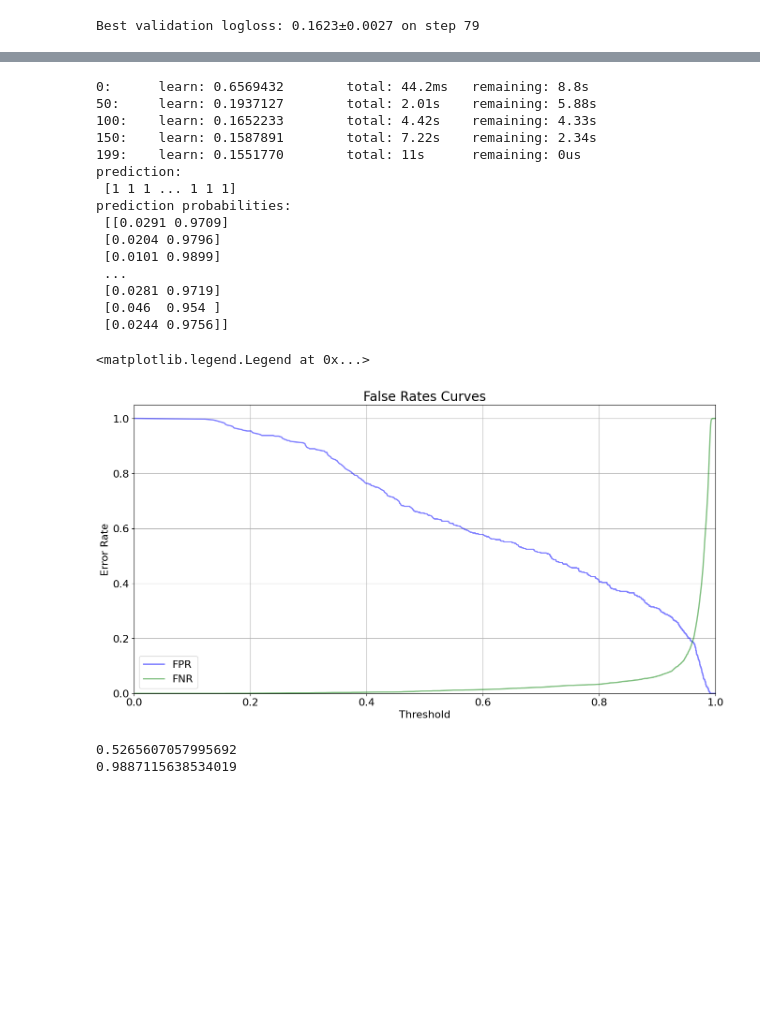
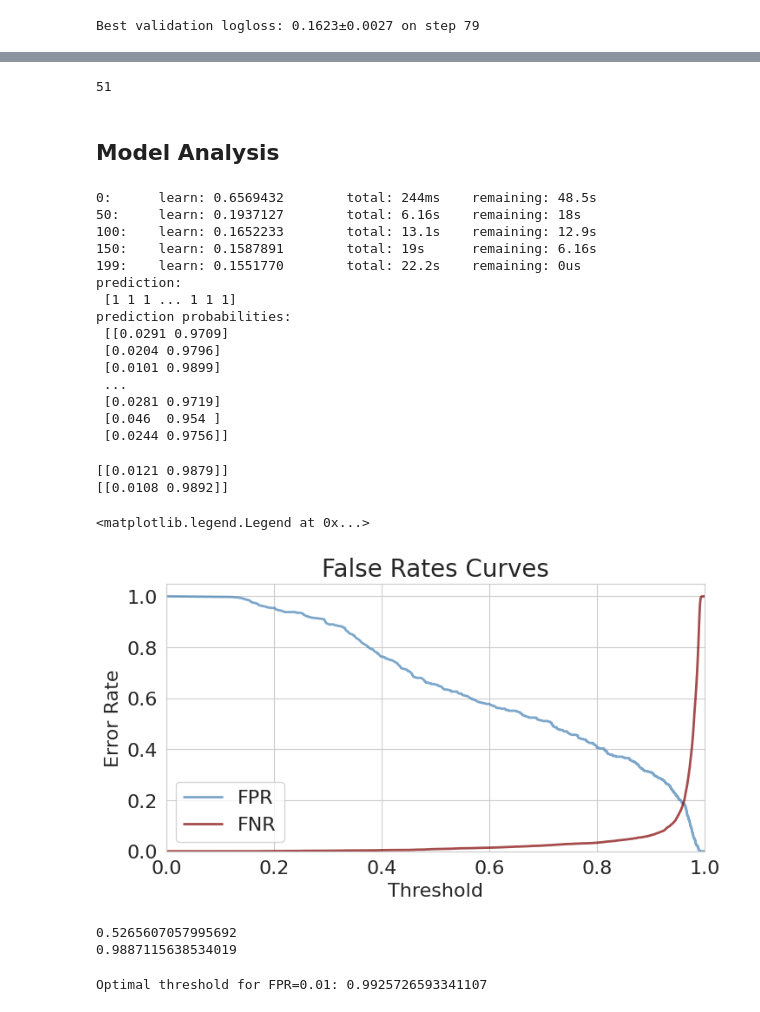
Before and after one commit to ariahosseini/TradML, a Jupyter notebook: ML_CatBoost_StartingPoint.ipynb, the cells around one changed output, grey strips where cells are left out. Drawn from its saved outputs; the diff is of its cells as text; code cells hidden in the pictures; blank space fills up the shorter version.

```diff
--- a/ML_CatBoost_StartingPoint.ipynb
+++ b/ML_CatBoost_StartingPoint.ipynb
@@ -181,10 +243,23 @@ Model parameters: {'iterations': 100, 'learning_rate': 0.1, 'loss_function': 'Lo
 # %%
-X_train, X_validation, y_train, y_validation = train_test_split(X, y, test_size=0.2, random_state=0)
-train_pool = Pool(data=X_train, label=y_train, cat_features=cat_features)
-validation_pool = Pool(data=X_validation, label=y_validation, cat_features=cat_features)
-model = CatBoostClassifier(iterations=100, learning_rate=0.1, custom_loss=["AUC", "Accuracy", "Logloss"],
+%%time
+X_train, X_validation, y_train, y_validation = train_test_split(X,
+                                                                y,
+                                                                test_size=0.2,
+                                                                random_state=0)
+train_pool = Pool(data=X_train,
+                  label=y_train,
+                  cat_features=cat_features)
+validation_pool = Pool(data=X_validation,
+                       label=y_validation,
+                       cat_features=cat_features)
+model = CatBoostClassifier(iterations=100,
+                           learning_rate=0.1,
+                           custom_loss=["AUC", "Accuracy", "Logloss"],
                            train_dir="catboost_dir")
-model.fit(train_pool, eval_set=validation_pool, verbose=10, plot=False)
+model.fit(train_pool,
+          eval_set=validation_pool,
+          verbose=10,
+          plot=False)
 print("Model is fitted: {}".format(model.is_fitted()))
 print("Model parameters: {}".format(model.get_params()))
 print("Tree count:" + str(model.tree_count_))
@@ -290,8 +482,7 @@ model = CatBoostClassifier(
     learning_rate=0.5,
     early_stopping_rounds=20,
     eval_metric="AUC"
-)
-model.fit(train_pool, eval_set=validation_pool, verbose=True, plot=True)
-print(model.tree_count_)
+    )
+model.fit(train_pool, eval_set=validation_pool, verbose=10, plot=True)
 # %% [output]
 MetricVisualizer(layout=Layout(align_self='stretch', height='500px'))
@@ -315,14 +504,20 @@ Shrink model to first 51 iterations.
+# %%
+print(model.tree_count_)
+# %% [output]
+51
+# %% [markdown]
+## Model Analysis
 # %%
 clf = CatBoostClassifier(iterations=200, learning_rate=0.03)
 clf.fit(train_pool, verbose=50)
 print("prediction:\n", clf.predict(X_validation))
 print("prediction probabilities:\n", clf.predict_proba(X_validation))
 # %% [output]
-0:      learn: 0.6569432        total: 44.2ms   remaining: 8.8s
-50:     learn: 0.1937127        total: 2.01s    remaining: 5.88s
-100:    learn: 0.1652233        total: 4.42s    remaining: 4.33s
-150:    learn: 0.1587891        total: 7.22s    remaining: 2.34s
-199:    learn: 0.1551770        total: 11s      remaining: 0us
+0:      learn: 0.6569432        total: 244ms    remaining: 48.5s
+50:     learn: 0.1937127        total: 6.16s    remaining: 18s
+100:    learn: 0.1652233        total: 13.1s    remaining: 12.9s
+150:    learn: 0.1587891        total: 19s      remaining: 6.16s
+199:    learn: 0.1551770        total: 22.2s    remaining: 0us
 prediction:
  [1 1 1 ... 1 1 1]
 prediction probabilities:
@@ -333,3 +528,9 @@ prediction probabilities:
  [0.0281 0.9719]
  [0.046  0.954 ]
  [0.0244 0.9756]]
+# %%
+print(clf.predict_proba([X.iloc[1,:]]))
+print(clf.predict_proba([X.iloc[87,:]]))
+# %% [output]
+[[0.0121 0.9879]]
+[[0.0108 0.9892]]
@@ -336,27 +542,28 @@ prediction probabilities:
 # %%
-curve = get_roc_curve(clf, validation_pool)
-(fpr, tpr, thresholds) = curve
-(thresholds, fpr) = get_fpr_curve(curve=curve)
-(thresholds, fnr) = get_fnr_curve(curve=curve)
-plt.figure(figsize=(16,8))
-style = {"alpha": 0.5, "lw": 2}
-plt.plot(thresholds, fpr, color="blue", label="FPR", **style)
-plt.plot(thresholds, fnr, color="green", label="FNR", **style)
+plt.figure(figsize=(8,4))
+style = {"alpha": 0.7, "lw": 2}
+plt.plot(thresholds, fpr, color="steelblue", label="FPR", **style)
+plt.plot(thresholds, fnr, color="maroon", label="FNR", **style)
 plt.xlim([0.0, 1.0])
 plt.ylim([0.0, 1.05])
 plt.xticks(fontsize=16)
 plt.yticks(fontsize=16)
 plt.grid(True)
 plt.xlabel("Threshold", fontsize=16)
 plt.ylabel("Error Rate", fontsize=16)
 plt.title("False Rates Curves", fontsize=20)
 plt.legend(loc="lower left", fontsize=16)
 # %% [output]
 <matplotlib.legend.Legend at 0x...>
-[figure, old version]
+[figure, new version]
 # %%
 print(select_threshold(clf, validation_pool, FNR=0.01))
 print(select_threshold(clf, validation_pool, FPR=0.01))
 # %% [output]
 0.5265607057995692
 0.9887115638534019
+# %%
+threshold = select_threshold(model, validation_pool, FPR=0.01)
+print(f"Optimal threshold for FPR=0.01: {threshold}")
+# %% [output]
+Optimal threshold for FPR=0.01: 0.9925726593341107
```
Also changed, not shown: parts of 60 cells of this notebook.
